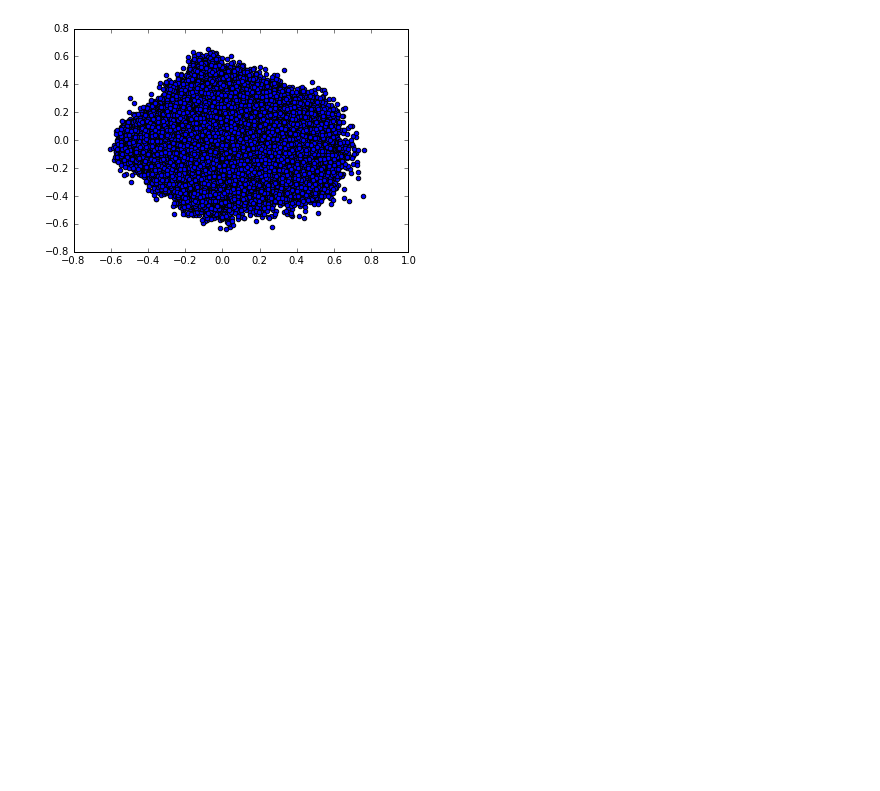
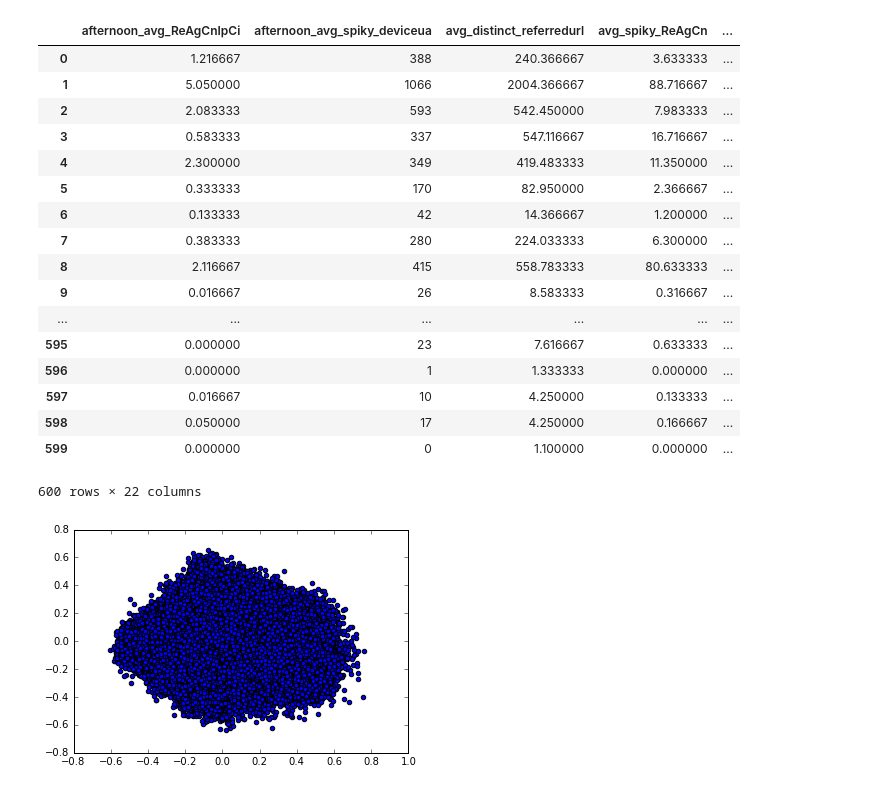
Before and after one commit to YithroZhuang/Fraud_detection, a Jupyter notebook: Untitled.ipynb, the cells around one changed output. Drawn from its saved outputs; the diff is of its cells as text; code cells hidden in the pictures; blank space fills up the shorter version.

```diff
--- a/Untitled.ipynb
+++ b/Untitled.ipynb
@@ -7,0 +28,22 @@ from sklearn.manifold import TSNE
+# %%
+df.drop('Unnamed: 0', axis=1, inplace=True)
+df
+# %% [output]
+|  | afternoon_avg_ReAgCnIpCi | afternoon_avg_spiky_deviceua | avg_distinct_referredurl | avg_spiky_ReAgCn | ... |
+| 0 | 1.216667 | 388 | 240.366667 | 3.633333 | ... |
+| 1 | 5.050000 | 1066 | 2004.366667 | 88.716667 | ... |
+| 2 | 2.083333 | 593 | 542.450000 | 7.983333 | ... |
+| 3 | 0.583333 | 337 | 547.116667 | 16.716667 | ... |
+| 4 | 2.300000 | 349 | 419.483333 | 11.350000 | ... |
+| 5 | 0.333333 | 170 | 82.950000 | 2.366667 | ... |
+| 6 | 0.133333 | 42 | 14.366667 | 1.200000 | ... |
+| 7 | 0.383333 | 280 | 224.033333 | 6.300000 | ... |
+| 8 | 2.116667 | 415 | 558.783333 | 80.633333 | ... |
+| 9 | 0.016667 | 26 | 8.583333 | 0.316667 | ... |
+| ... | ... | ... | ... | ... | ... |
+| 595 | 0.000000 | 23 | 7.616667 | 0.633333 | ... |
+| 596 | 0.000000 | 1 | 1.333333 | 0.000000 | ... |
+| 597 | 0.016667 | 10 | 4.250000 | 0.133333 | ... |
+| 598 | 0.050000 | 17 | 4.250000 | 0.166667 | ... |
+| 599 | 0.000000 | 0 | 1.100000 | 0.000000 | ... |
+600 rows × 22 columns
```
Also changed, not shown: parts of 2 cells of this notebook, 10 other files.
